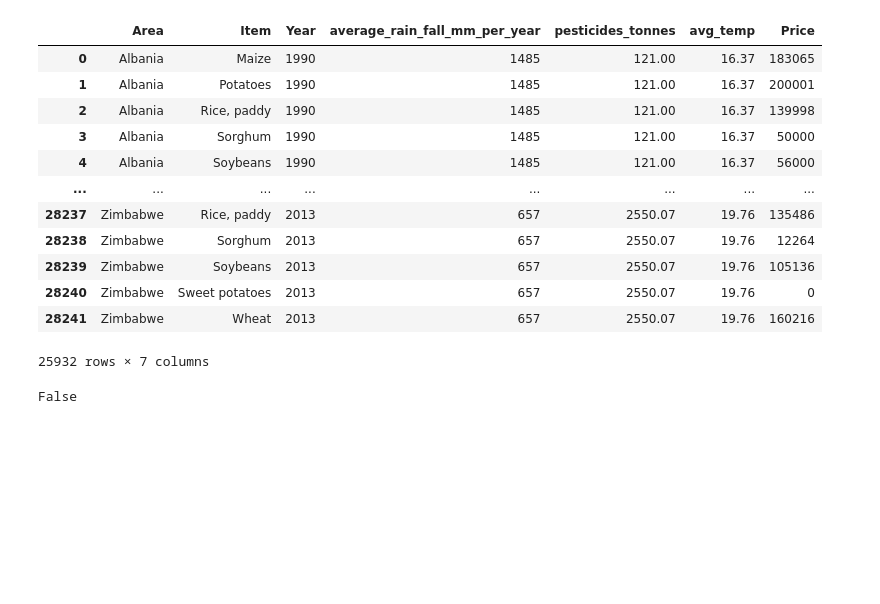
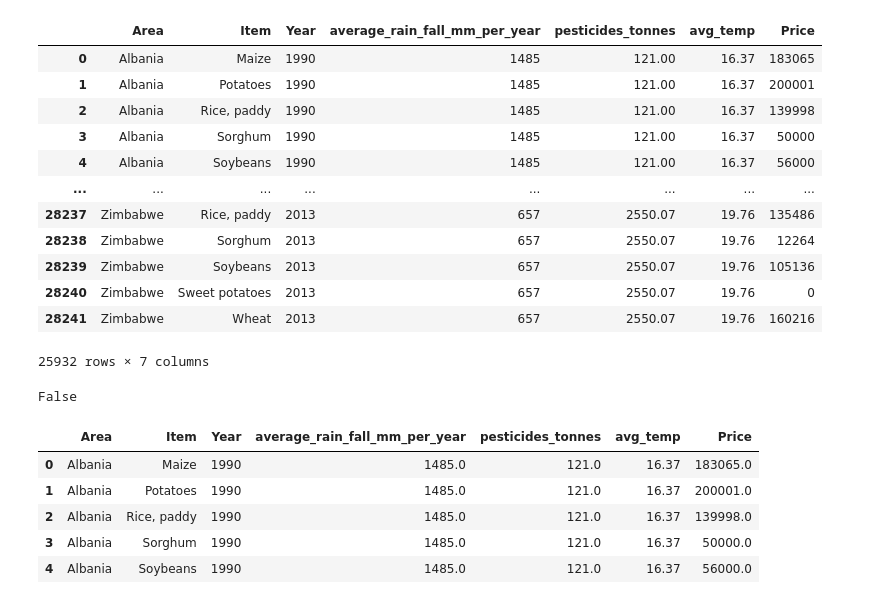
Before and after one commit to 18sharath/Crop-yield-predictor-Machine-learning-Project, a Jupyter notebook: crop_price_predictor.ipynb, the cells around one changed output. Drawn from its saved outputs; the diff is of its cells as text; code cells hidden in the pictures; blank space fills up the shorter version.

Commit message:
price_model doing

```diff
--- a/crop_price_predictor.ipynb
+++ b/crop_price_predictor.ipynb
@@ -110,3 +110,14 @@ hee=(df['Price']==0).any()
 print(hee)
 # %% [output]
 False
+# %%
+df['average_rain_fall_mm_per_year']=df['average_rain_fall_mm_per_year'].astype(np.float64) # to make this column to become float type as datatype
+# %%
+df.head()
+# %% [output]
+|  | Area | Item | Year | average_rain_fall_mm_per_year | pesticides_tonnes | avg_temp | Price |
+| 0 | Albania | Maize | 1990 | 1485.0 | 121.0 | 16.37 | 183065.0 |
+| 1 | Albania | Potatoes | 1990 | 1485.0 | 121.0 | 16.37 | 200001.0 |
+| 2 | Albania | Rice, paddy | 1990 | 1485.0 | 121.0 | 16.37 | 139998.0 |
+| 3 | Albania | Sorghum | 1990 | 1485.0 | 121.0 | 16.37 | 50000.0 |
+| 4 | Albania | Soybeans | 1990 | 1485.0 | 121.0 | 16.37 | 56000.0 |
```
Also changed, not shown: parts of 10 cells of this notebook, 2 other files.
